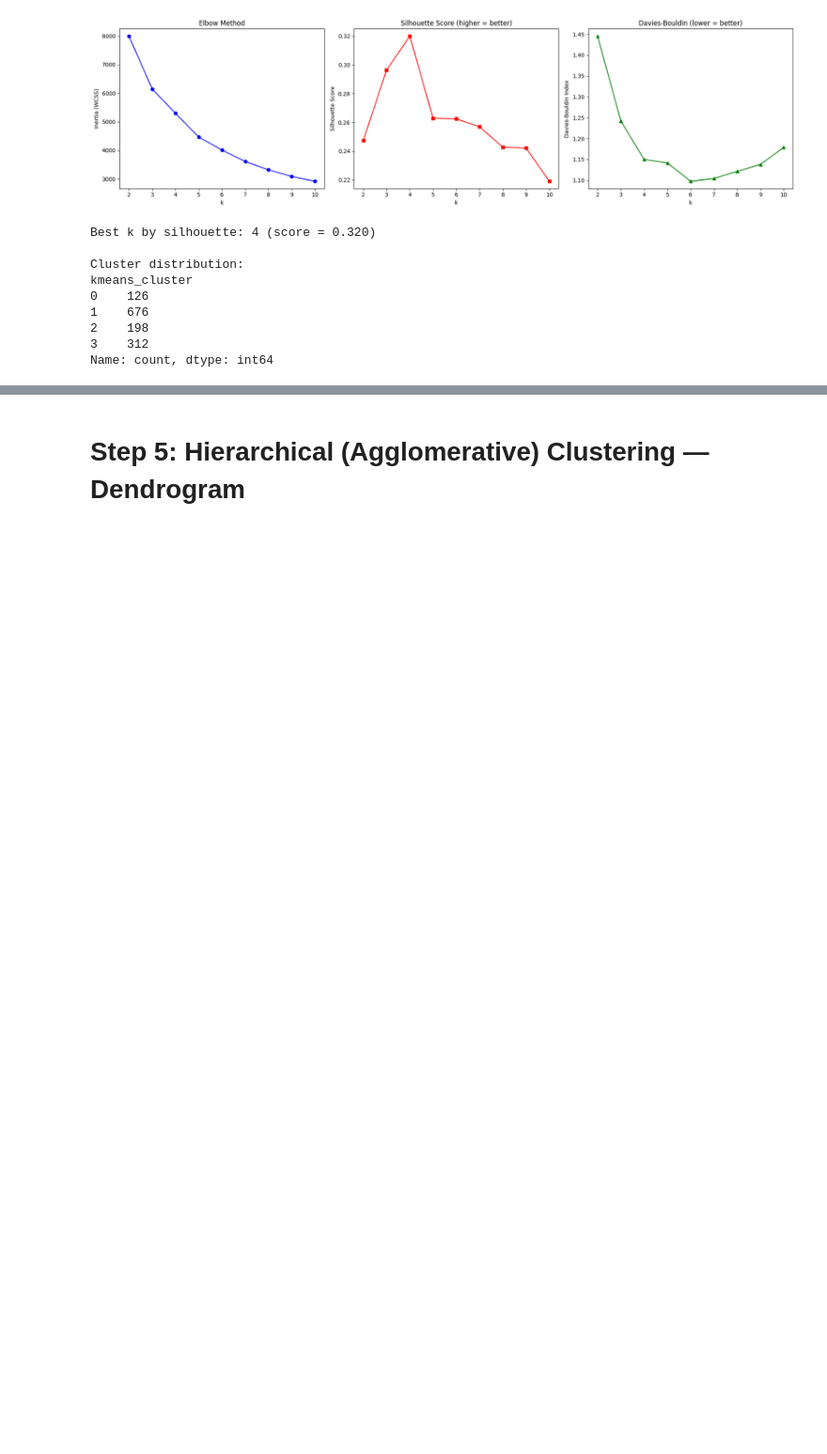
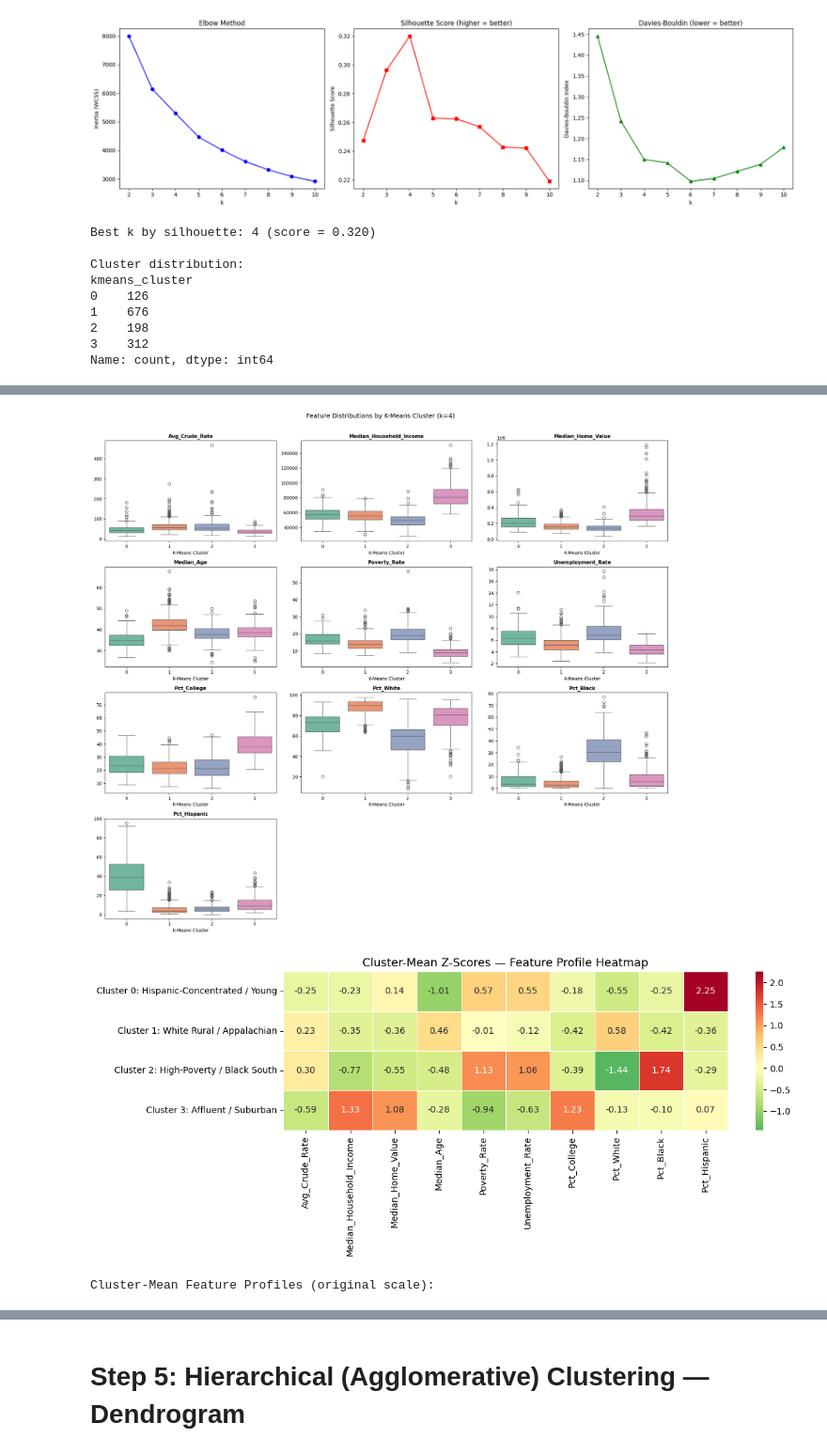
Before and after one commit to kevallabUmich/10-milestoneii_wn26, a Jupyter notebook: Unsupervised_Final.ipynb, the cells around one changed output, grey strips where cells are left out. Shown at 94% size. Cells and saved outputs as stored; diff of their text form; code cells hidden in the pictures; blank space fills up the shorter version.

```diff
--- a/Unsupervised_Final.ipynb
+++ b/Unsupervised_Final.ipynb
@@ -700,0 +705,61 @@ Name: count, dtype: int64
+# %%
+# =============================================================================
+# Step 4b: Cluster Profiling — Feature Distributions per K-Means Cluster
+# =============================================================================
+import seaborn as sns
+
+cluster_labels = {
+    0: 'Hispanic-Concentrated / Young',
+    1: 'White Rural / Appalachian',
+    2: 'High-Poverty / Black South',
+    3: 'Affluent / Suburban',
+}
+
+# ── 1. Boxplots: original-scale features per cluster ──
+profile_cols = feature_cols  # all 10 features
+n_feats = len(profile_cols)
+ncols = 3
+nrows = (n_feats + ncols - 1) // ncols
+
+fig, axes = plt.subplots(nrows, ncols, figsize=(18, nrows * 4))
+axes = axes.flatten()
+
+for i, col in enumerate(profile_cols):
+    ax = axes[i]
+    data = df_all[[col, 'kmeans_cluster']].copy()
+    data['Cluster'] = data['kmeans_cluster'].map(cluster_labels)
+    sns.boxplot(data=data, x='kmeans_cluster', y=col, ax=ax, palette='Set2')
+    ax.set_title(col, fontsize=11, fontweight='bold')
+    ax.set_xlabel('K-Means Cluster')
+    ax.set_ylabel('')
+
+for j in range(i + 1, len(axes)):
+    axes[j].set_visible(False)
+
+plt.suptitle('Feature Distributions by K-Means Cluster (k=4)', fontsize=14, y=1.01)
+plt.tight_layout()
+plt.show()
+
+# ── 2. Heatmap: cluster-mean z-scores (standardized features) ──
+cluster_means_z = X_scaled.copy()
+cluster_means_z['kmeans_cluster'] = df_all['kmeans_cluster'].values
+cluster_means_z = cluster_means_z.groupby('kmeans_cluster')[feature_cols].mean()
+cluster_means_z.index = [f"Cluster {k}: {cluster_labels.get(k, '')}" for k in cluster_means_z.index]
+
+fig, ax = plt.subplots(figsize=(12, 5))
+sns.heatmap(cluster_means_z, annot=True, fmt='.2f', cmap='RdYlGn_r',
+            center=0, linewidths=0.5, ax=ax)
+ax.set_title('Cluster-Mean Z-Scores — Feature Profile Heatmap', fontsize=13)
+ax.set_ylabel(''); ax.set_xlabel('')
+plt.tight_layout()
+plt.show()
+
+# ── 3. Summary table: cluster means on original scale ──
+cluster_summary = df_all.groupby('kmeans_cluster')[feature_cols].mean().round(2)
+cluster_summary.index = [f"Cluster {k}: {cluster_labels.get(k, '')}" for k in cluster_summary.index]
+print("Cluster-Mean Feature Profiles (original scale):")
+display(cluster_summary)
+# %% [output]
+[figure, added]
+[figure, added]
+Cluster-Mean Feature Profiles (original scale):
```
Also changed, not shown: parts of 7 cells of this notebook.
